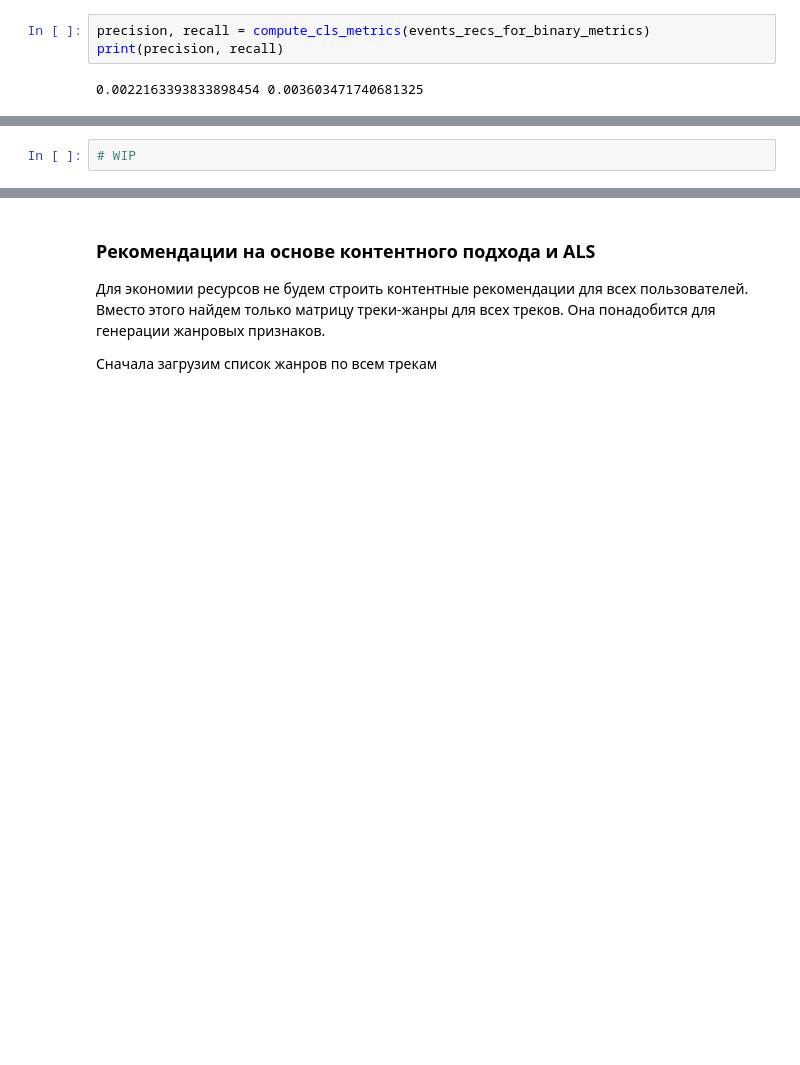
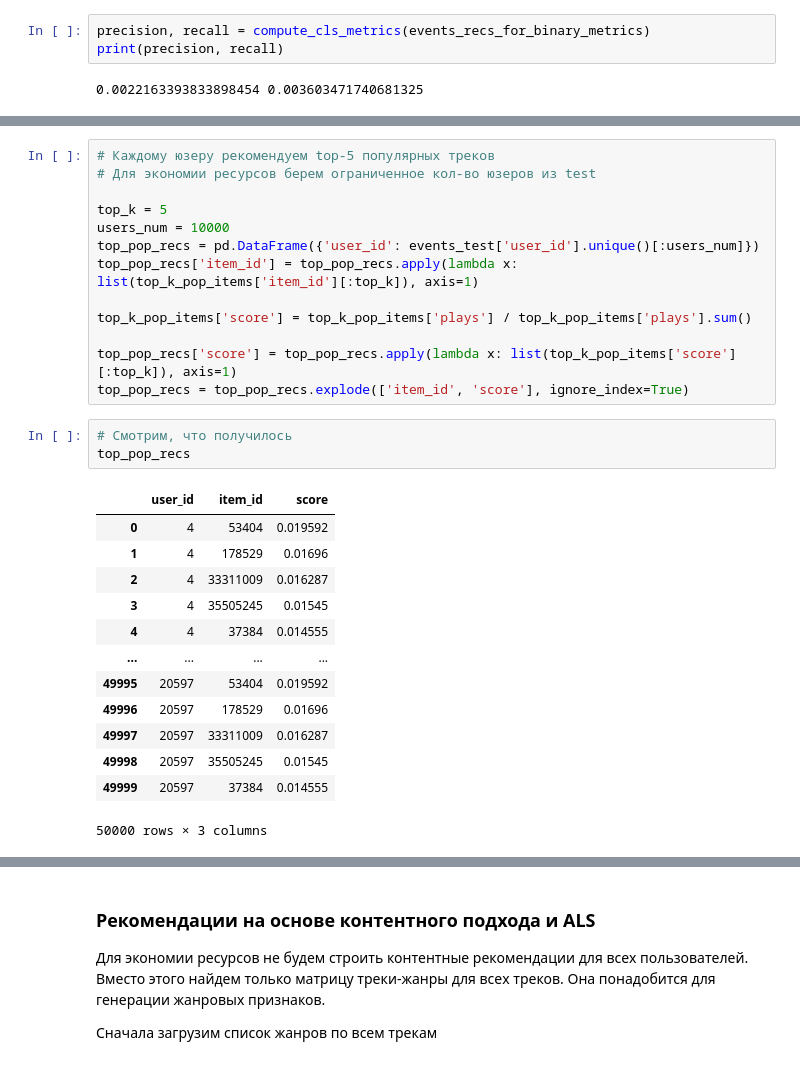
Before and after one commit to ibnkir/music-recsys-project, a Jupyter notebook: recommendations.ipynb, the cells around one changed output, grey strips where cells are left out. Drawn from its saved outputs; the diff is of its cells as text; blank space fills up the shorter version.

```diff
--- a/recommendations.ipynb
+++ b/recommendations.ipynb
@@ -1125,2 +1186,30 @@ print(precision, recall)
 # %%
-# WIP
+# Каждому юзеру рекомендуем top-5 популярных треков
+# Для экономии ресурсов берем ограниченное кол-во юзеров из test
+
+top_k = 5
+users_num = 10000
+top_pop_recs = pd.DataFrame({'user_id': events_test['user_id'].unique()[:users_num]})
+top_pop_recs['item_id'] = top_pop_recs.apply(lambda x: list(top_k_pop_items['item_id'][:top_k]), axis=1)
+
+top_k_pop_items['score'] = top_k_pop_items['plays'] / top_k_pop_items['plays'].sum()
+
+top_pop_recs['score'] = top_pop_recs.apply(lambda x: list(top_k_pop_items['score'][:top_k]), axis=1)
+top_pop_recs = top_pop_recs.explode(['item_id', 'score'], ignore_index=True)
+# %%
+# Смотрим, что получилось
+top_pop_recs
+# %% [output]
+|  | user_id | item_id | score |
+| 0 | 4 | 53404 | 0.019592 |
+| 1 | 4 | 178529 | 0.01696 |
+| 2 | 4 | 33311009 | 0.016287 |
+| 3 | 4 | 35505245 | 0.01545 |
+| 4 | 4 | 37384 | 0.014555 |
+| ... | ... | ... | ... |
+| 49995 | 20597 | 53404 | 0.019592 |
+| 49996 | 20597 | 178529 | 0.01696 |
+| 49997 | 20597 | 33311009 | 0.016287 |
+| 49998 | 20597 | 35505245 | 0.01545 |
+| 49999 | 20597 | 37384 | 0.014555 |
+50000 rows × 3 columns
```
Also changed, not shown: parts of 22 cells of this notebook, 1 other file.
